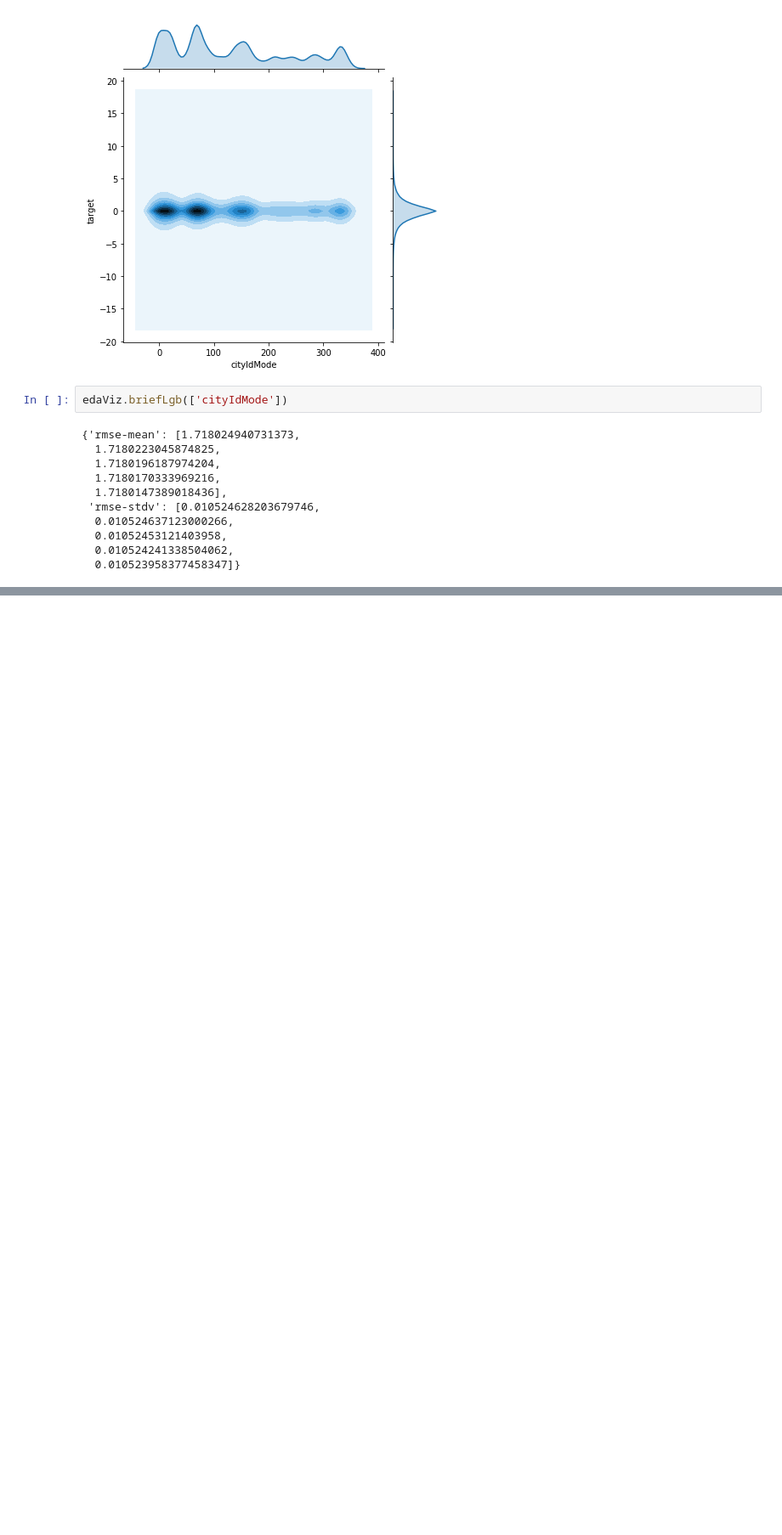
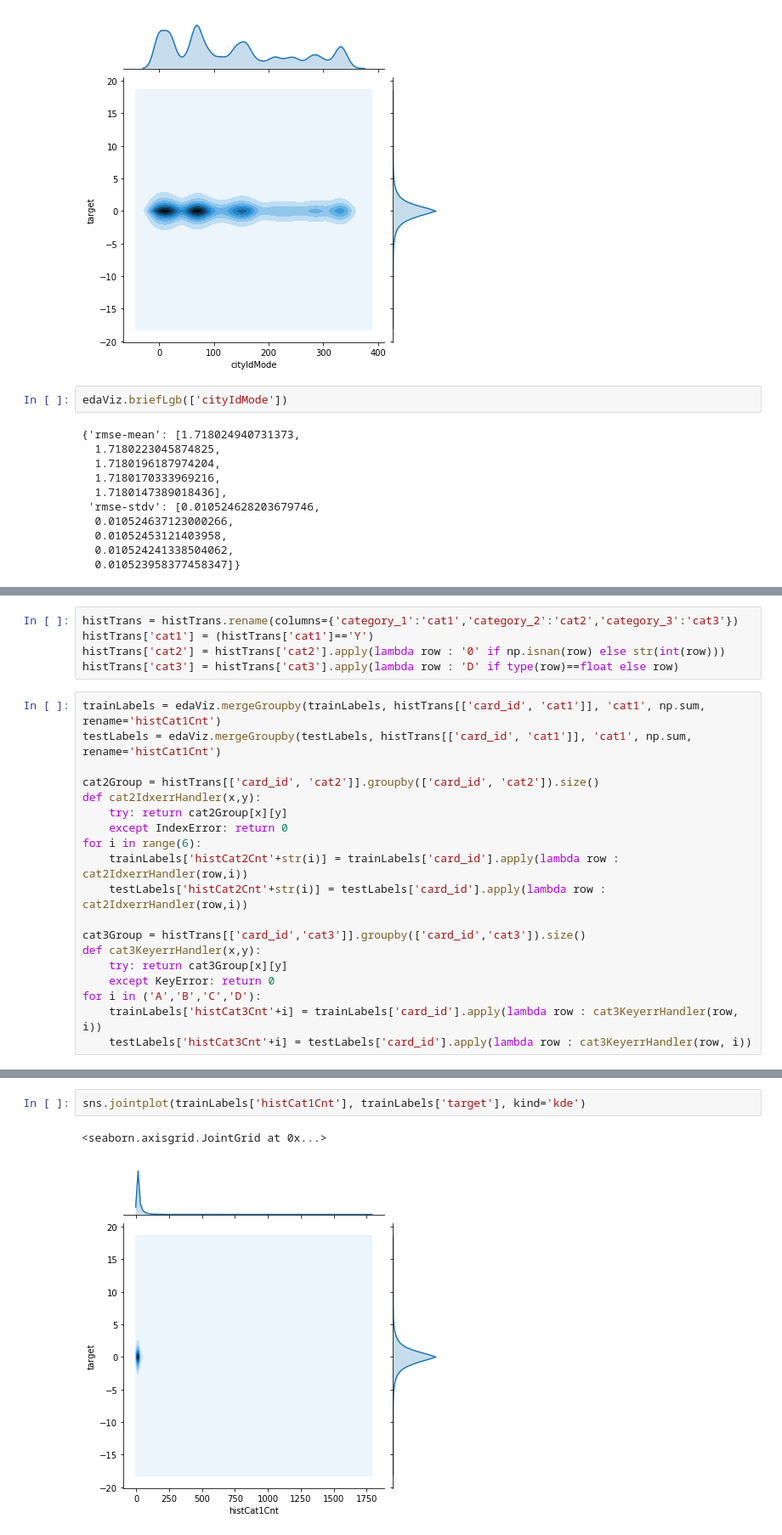
Before and after one commit to LeoHNLee/EloMerchantCategoryRecommendation, a Jupyter notebook: 2-eda-viz/2-historical-transaction.ipynb, the cells around one changed output, grey strips where cells are left out. Shown at 85% size. Drawn from its saved outputs; the diff is of its cells as text; blank space fills up the shorter version.

```diff
--- a/2-eda-viz/2-historical-transaction.ipynb
+++ b/2-eda-viz/2-historical-transaction.ipynb
@@ -195,0 +216,24 @@ edaViz.briefLgb(['cityIdMode'])
+# %%
+histTrans = histTrans.rename(columns={'category_1':'cat1','category_2':'cat2','category_3':'cat3'})
+histTrans['cat1'] = (histTrans['cat1']=='Y')
+histTrans['cat2'] = histTrans['cat2'].apply(lambda row : '0' if np.isnan(row) else str(int(row)))
+histTrans['cat3'] = histTrans['cat3'].apply(lambda row : 'D' if type(row)==float else row)
+# %%
+trainLabels = edaViz.mergeGroupby(trainLabels, histTrans[['card_id', 'cat1']], 'cat1', np.sum, rename='histCat1Cnt')
+testLabels = edaViz.mergeGroupby(testLabels, histTrans[['card_id', 'cat1']], 'cat1', np.sum, rename='histCat1Cnt')
+
+cat2Group = histTrans[['card_id', 'cat2']].groupby(['card_id', 'cat2']).size()
+def cat2IdxerrHandler(x,y):
+    try: return cat2Group[x][y]
+    except IndexError: return 0
+for i in range(6):
+    trainLabels['histCat2Cnt'+str(i)] = trainLabels['card_id'].apply(lambda row : cat2IdxerrHandler(row,i))
+    testLabels['histCat2Cnt'+str(i)] = testLabels['card_id'].apply(lambda row : cat2IdxerrHandler(row,i))
+
+cat3Group = histTrans[['card_id','cat3']].groupby(['card_id','cat3']).size()
+def cat3KeyerrHandler(x,y):
+    try: return cat3Group[x][y]
+    except KeyError: return 0
+for i in ('A','B','C','D'):
+    trainLabels['histCat3Cnt'+i] = trainLabels['card_id'].apply(lambda row : cat3KeyerrHandler(row, i))
+    testLabels['histCat3Cnt'+i] = testLabels['card_id'].apply(lambda row : cat3KeyerrHandler(row, i))
@@ -195,0 +262,5 @@ edaViz.briefLgb(['cityIdMode'])
+# %%
+sns.jointplot(trainLabels['histCat1Cnt'], trainLabels['target'], kind='kde')
+# %% [output]
+<seaborn.axisgrid.JointGrid at 0x...>
+[figure, added]
```
Also changed, not shown: parts of 29 cells of this notebook, 1 other file.
